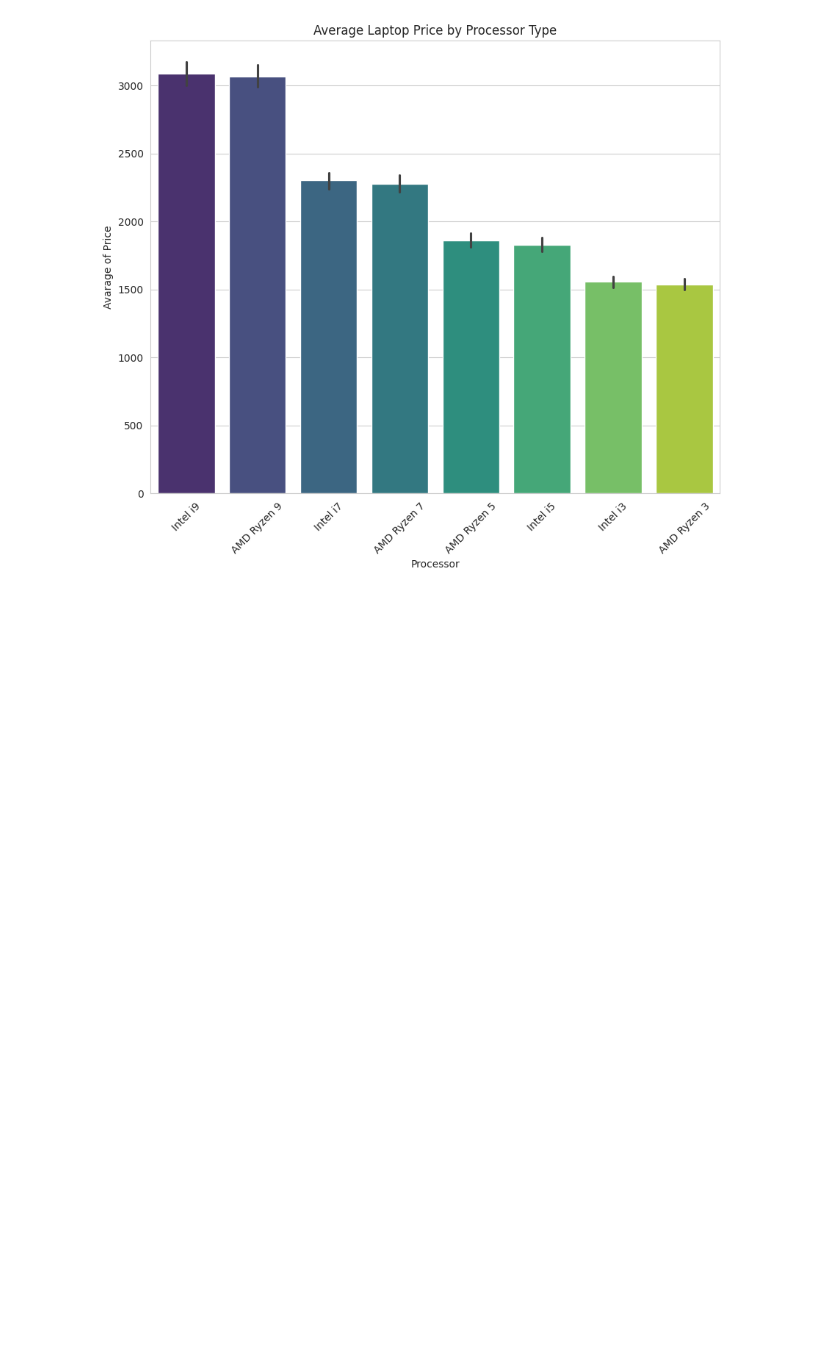
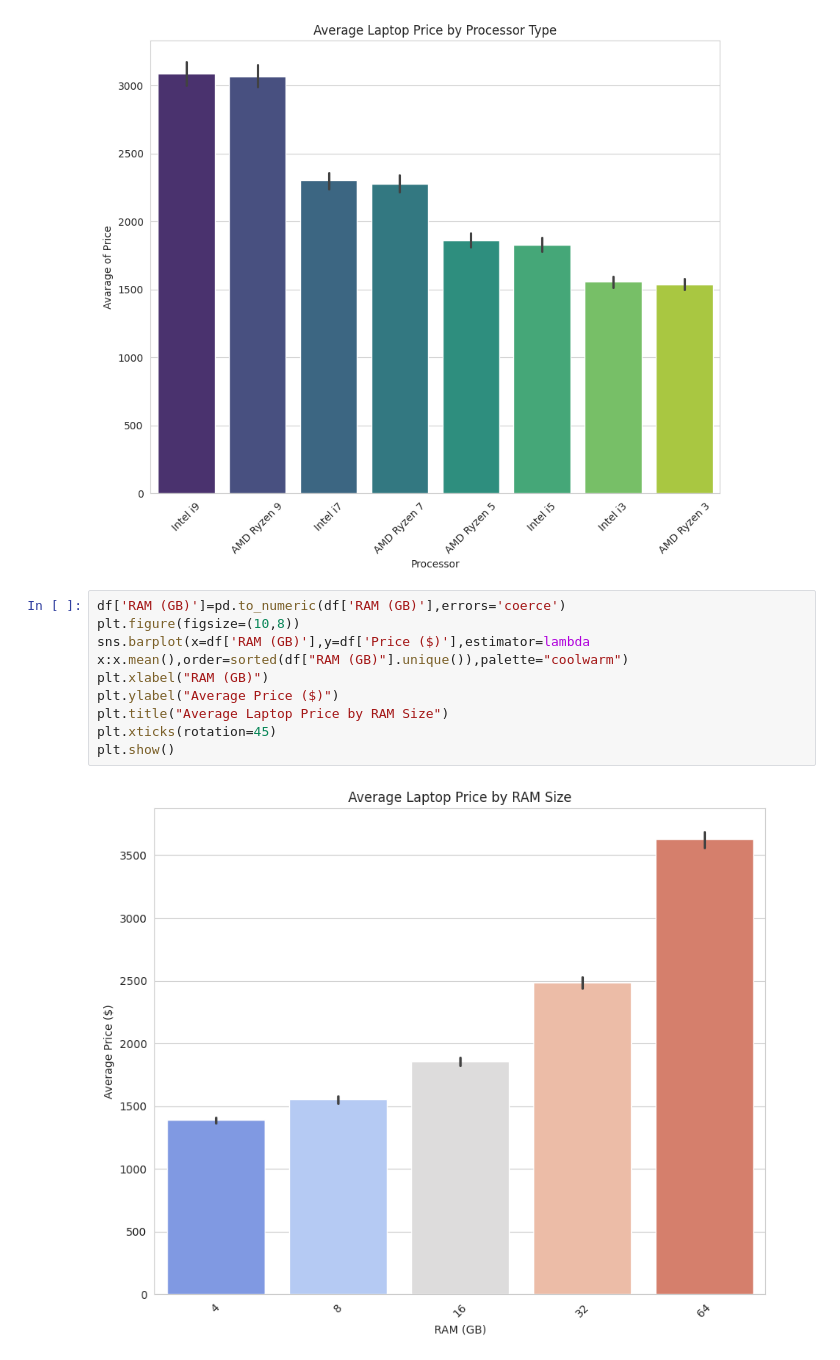
Before and after one commit to Farazmghm/price-of-laptops, a Jupyter notebook: laptop.ipynb, the cells around one changed output. Saved outputs shown, nothing was run; the diff lists cells and outputs as text; blank space fills up the shorter version.

```diff
--- a/laptop.ipynb
+++ b/laptop.ipynb
@@ -233,3 +233,14 @@ plt.xticks(rotation=45)
 plt.show()
 # %% [output]
 [figure]
+# %%
+df['RAM (GB)']=pd.to_numeric(df['RAM (GB)'],errors='coerce')
+plt.figure(figsize=(10,8))
+sns.barplot(x=df['RAM (GB)'],y=df['Price ($)'],estimator=lambda x:x.mean(),order=sorted(df["RAM (GB)"].unique()),palette="coolwarm")
+plt.xlabel("RAM (GB)")
+plt.ylabel("Average Price ($)")
+plt.title("Average Laptop Price by RAM Size")
+plt.xticks(rotation=45)
+plt.show()
+# %% [output]
+[figure, added]
```
